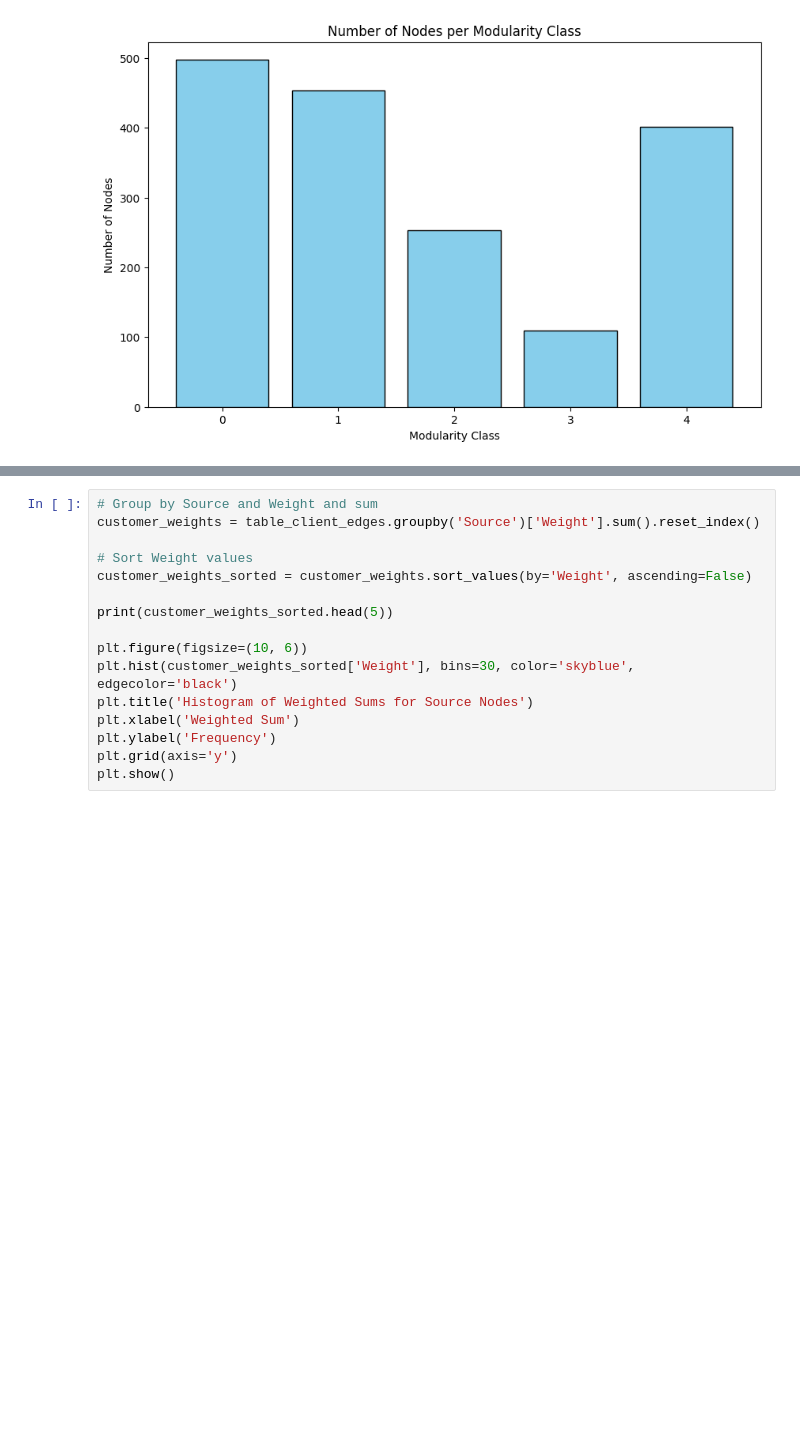
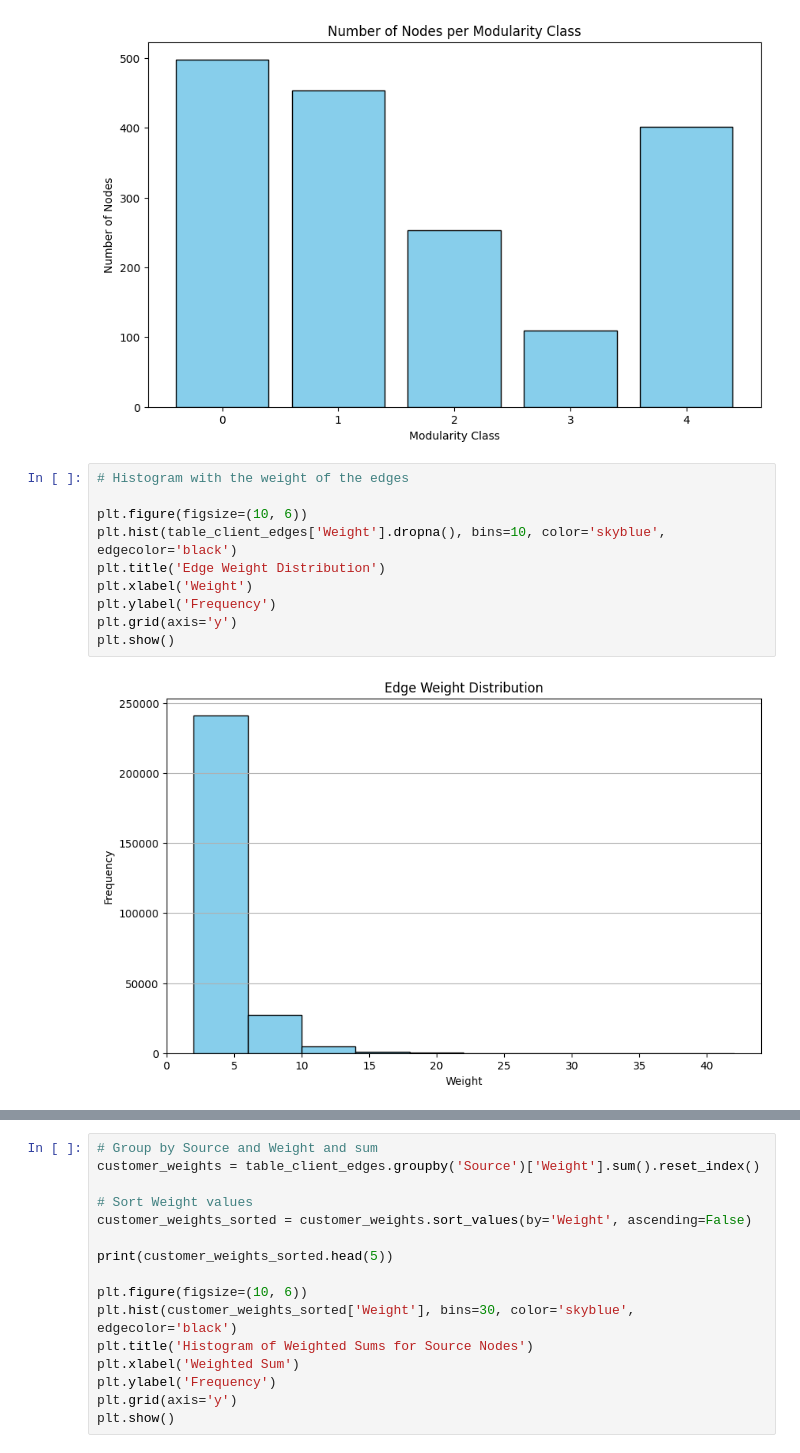
Before and after one commit to DEISI-ULHT-TFC-2023-24/TFC-DEISEI64-E-Commerce, a Jupyter notebook: Community Analysis.ipynb, the cells around one changed output, grey strips where cells are left out. Drawn from its saved outputs; the diff is of its cells as text; blank space fills up the shorter version.

```diff
--- a/Community Analysis.ipynb
+++ b/Community Analysis.ipynb
@@ -223,3 +223,15 @@ plt.ylabel('Number of Nodes')
 plt.show()
 # %% [output]
 [figure]
+# %%
+# Histogram with the weight of the edges
+
+plt.figure(figsize=(10, 6))
+plt.hist(table_client_edges['Weight'].dropna(), bins=10, color='skyblue', edgecolor='black')
+plt.title('Edge Weight Distribution')
+plt.xlabel('Weight')
+plt.ylabel('Frequency')
+plt.grid(axis='y')
+plt.show()
+# %% [output]
+[figure, added]
```
Also changed, not shown: parts of 3 cells of this notebook.
